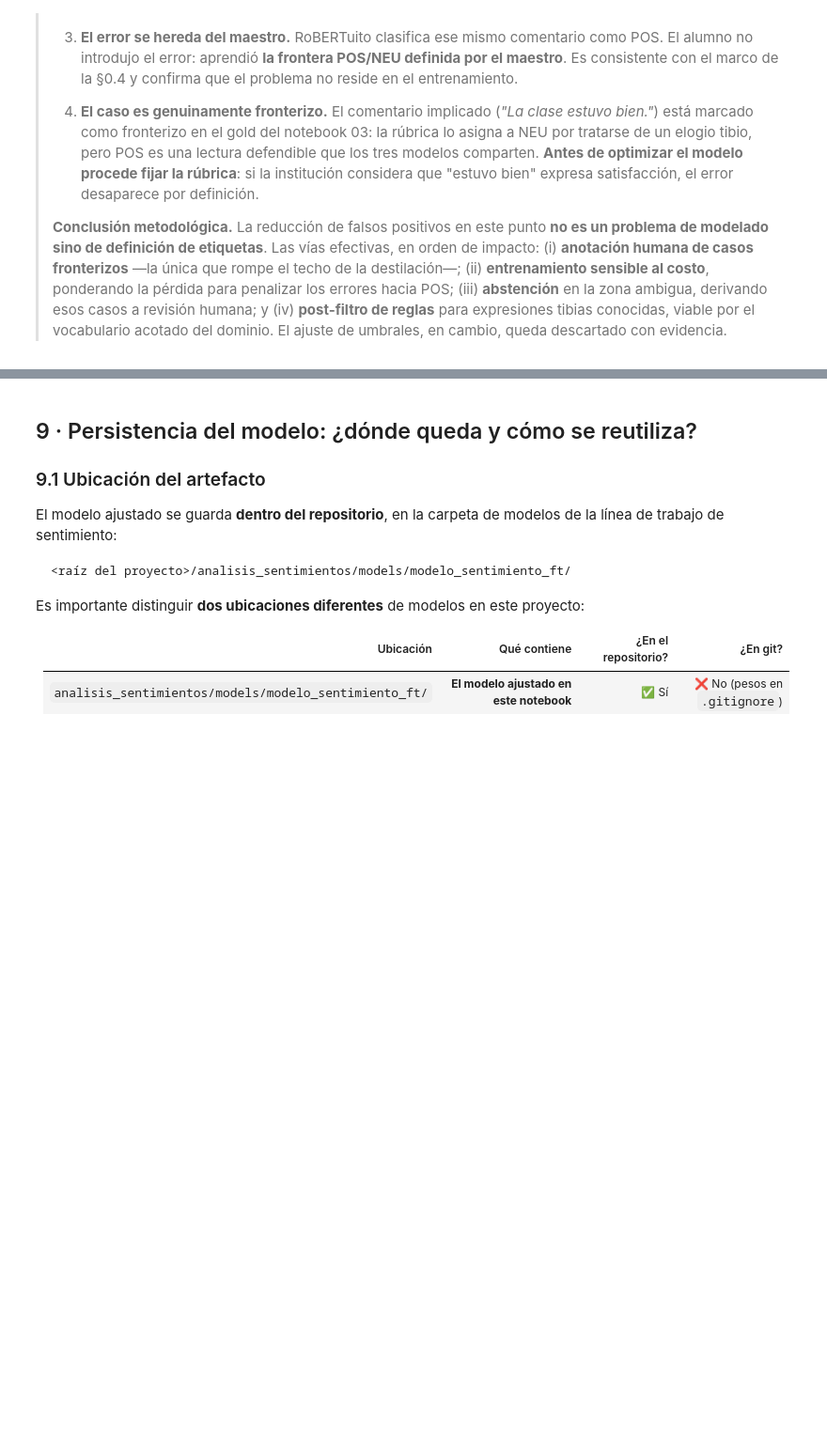
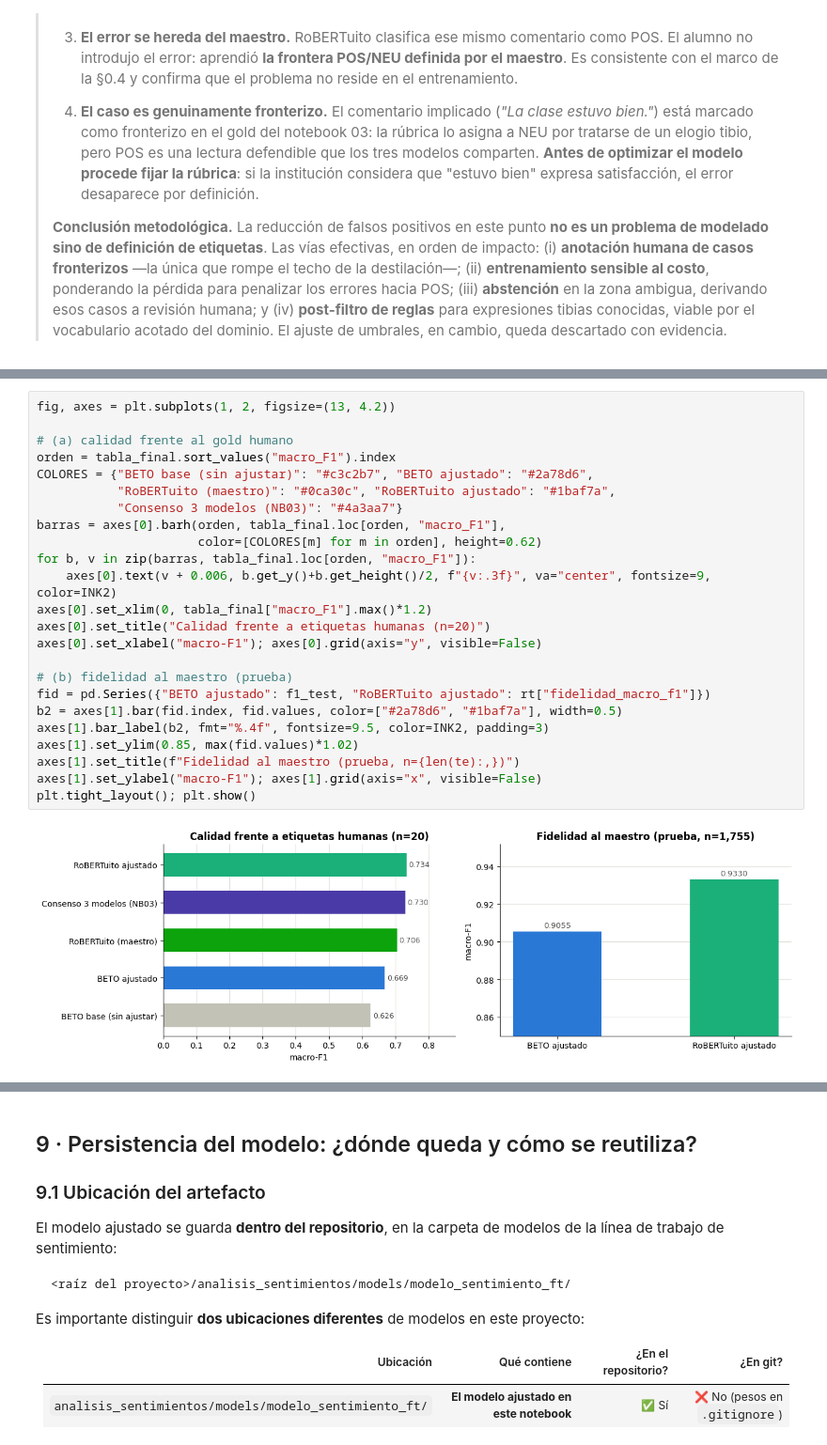
Before and after one commit to Capstone-Tech-Tailors/Analitica-Educativa, a Jupyter notebook: analisis_sentimientos/notebooks/04_finetuning_sentimiento.ipynb, the cells around one changed output, grey strips where cells are left out. Shown at 94% size. Saved outputs shown, nothing was run; the diff lists cells and outputs as text; blank space fills up the shorter version.

```diff
--- a/analisis_sentimientos/notebooks/04_finetuning_sentimiento.ipynb
+++ b/analisis_sentimientos/notebooks/04_finetuning_sentimiento.ipynb
@@ -861,0 +1008,26 @@ umbral
+# %%
+fig, axes = plt.subplots(1, 2, figsize=(13, 4.2))
+
+# (a) calidad frente al gold humano
+orden = tabla_final.sort_values("macro_F1").index
+COLORES = {"BETO base (sin ajustar)": "#c3c2b7", "BETO ajustado": "#2a78d6",
+           "RoBERTuito (maestro)": "#0ca30c", "RoBERTuito ajustado": "#1baf7a",
+           "Consenso 3 modelos (NB03)": "#4a3aa7"}
+barras = axes[0].barh(orden, tabla_final.loc[orden, "macro_F1"],
+                      color=[COLORES[m] for m in orden], height=0.62)
+for b, v in zip(barras, tabla_final.loc[orden, "macro_F1"]):
+    axes[0].text(v + 0.006, b.get_y()+b.get_height()/2, f"{v:.3f}", va="center", fontsize=9, color=INK2)
+axes[0].set_xlim(0, tabla_final["macro_F1"].max()*1.2)
+axes[0].set_title("Calidad frente a etiquetas humanas (n=20)")
+axes[0].set_xlabel("macro-F1"); axes[0].grid(axis="y", visible=False)
+
+# (b) fidelidad al maestro (prueba)
+fid = pd.Series({"BETO ajustado": f1_test, "RoBERTuito ajustado": rt["fidelidad_macro_f1"]})
+b2 = axes[1].bar(fid.index, fid.values, color=["#2a78d6", "#1baf7a"], width=0.5)
+axes[1].bar_label(b2, fmt="%.4f", fontsize=9.5, color=INK2, padding=3)
+axes[1].set_ylim(0.85, max(fid.values)*1.02)
+axes[1].set_title(f"Fidelidad al maestro (prueba, n={len(te):,})")
+axes[1].set_ylabel("macro-F1"); axes[1].grid(axis="x", visible=False)
+plt.tight_layout(); plt.show()
+# %% [output]
+[figure, added]
```
Also changed, not shown: parts of 16 cells of this notebook, 12 other files.
